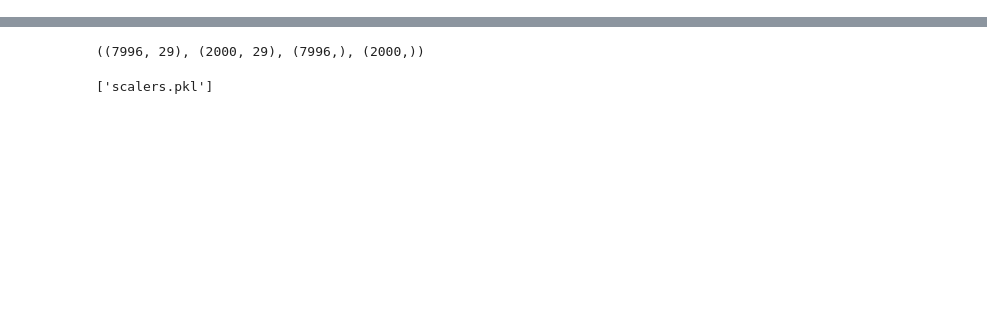
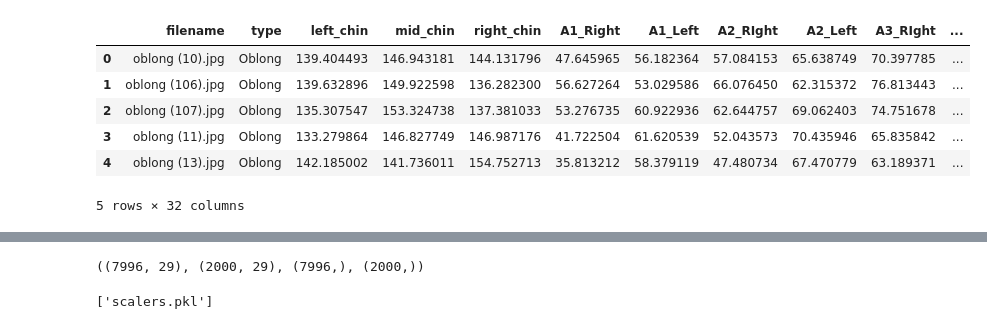
Before and after one commit to Purple-Print/AI_Character, a Jupyter notebook: shape_model.ipynb, the cells around one changed output, grey strips where cells are left out. Drawn from its saved outputs; the diff is of its cells as text; code cells hidden in the pictures; blank space fills up the shorter version.

```diff
--- a/shape_model.ipynb
+++ b/shape_model.ipynb
@@ -330,6 +362,14 @@ df.to_csv('face_data_v9.csv', index=None)
 # %%
-df2=pd.read_csv('face_data_v9.csv')
+df2=pd.read_csv('face_data_v11.csv')
 df2.head()
+# %% [output]
+|  | filename | type | left_chin | mid_chin | right_chin | A1_Right | A1_Left | A2_RIght | A2_Left | A3_RIght | ... |
+| 0 | oblong (10).jpg | Oblong | 139.404493 | 146.943181 | 144.131796 | 47.645965 | 56.182364 | 57.084153 | 65.638749 | 70.397785 | ... |
+| 1 | oblong (106).jpg | Oblong | 139.632896 | 149.922598 | 136.282300 | 56.627264 | 53.029586 | 66.076450 | 62.315372 | 76.813443 | ... |
+| 2 | oblong (107).jpg | Oblong | 135.307547 | 153.324738 | 137.381033 | 53.276735 | 60.922936 | 62.644757 | 69.062403 | 74.751678 | ... |
+| 3 | oblong (11).jpg | Oblong | 133.279864 | 146.827749 | 146.987176 | 41.722504 | 61.620539 | 52.043573 | 70.435946 | 65.835842 | ... |
+| 4 | oblong (13).jpg | Oblong | 142.185002 | 141.736011 | 154.752713 | 35.813212 | 58.379119 | 47.480734 | 67.470779 | 63.189371 | ... |
+5 rows × 32 columns
 # %%
 df3 = df2.drop('filename', axis=1)
 # df3 = df3.sample(frac=1)
```
Also changed, not shown: parts of 15 cells of this notebook, 5 other files.
